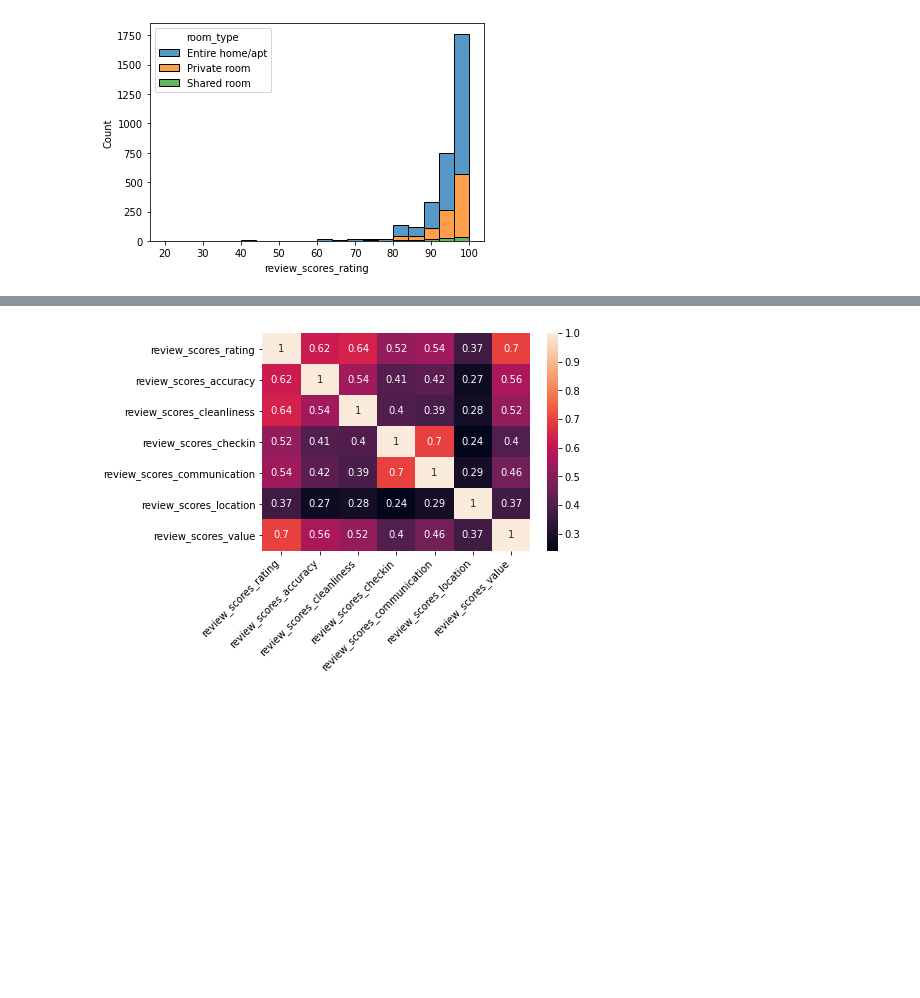
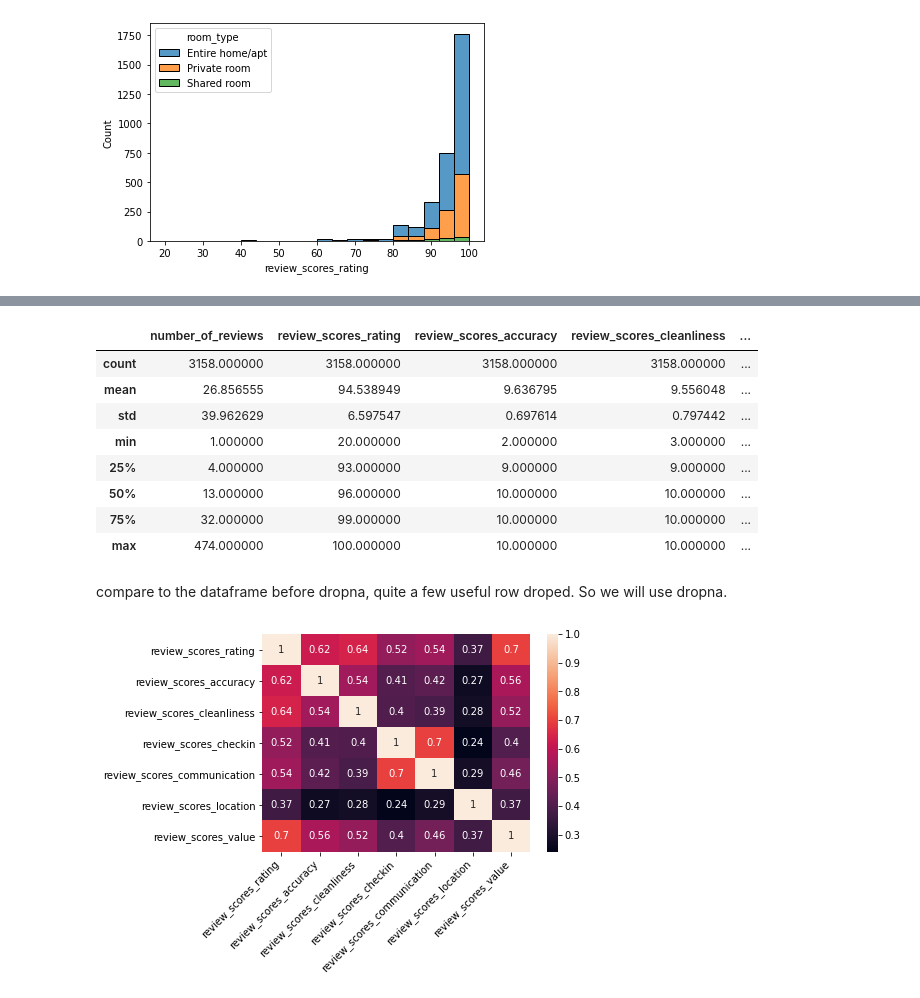
Before and after one commit to venson/aribnbpost, a Jupyter notebook: airbnb_postCIRSPDM.ipynb, the cells around one changed output, grey strips where cells are left out. Cells and saved outputs as stored; diff of their text form; code cells hidden in the pictures; blank space fills up the shorter version.

```diff
--- a/airbnb_postCIRSPDM.ipynb
+++ b/airbnb_postCIRSPDM.ipynb
@@ -276 +284,18 @@ review_scores_df_drop = review_scores_df.dropna(axis = 0)
+# %%
+# As we see from discribe method, the cout of each kind of reviews are pretty close. We guess that:
+# These host don't got reviews at all. So we try to drop all na, and see the result.
+review_scores_df_drop = review_scores_df.dropna(axis = 0)
+review_scores_df_drop.describe()
+# %% [output]
+|  | number_of_reviews | review_scores_rating | review_scores_accuracy | review_scores_cleanliness | ... |
+| count | 3158.000000 | 3158.000000 | 3158.000000 | 3158.000000 | ... |
+| mean | 26.856555 | 94.538949 | 9.636795 | 9.556048 | ... |
+| std | 39.962629 | 6.597547 | 0.697614 | 0.797442 | ... |
+| min | 1.000000 | 20.000000 | 2.000000 | 3.000000 | ... |
+| 25% | 4.000000 | 93.000000 | 9.000000 | 9.000000 | ... |
+| 50% | 13.000000 | 96.000000 | 10.000000 | 10.000000 | ... |
+| 75% | 32.000000 | 99.000000 | 10.000000 | 10.000000 | ... |
+| max | 474.000000 | 100.000000 | 10.000000 | 10.000000 | ... |
+# %% [markdown]
+compare to the dataframe before dropna, quite a few useful row droped. So we will use dropna.
 # %%
```
Also changed, not shown: parts of 24 cells of this notebook.
